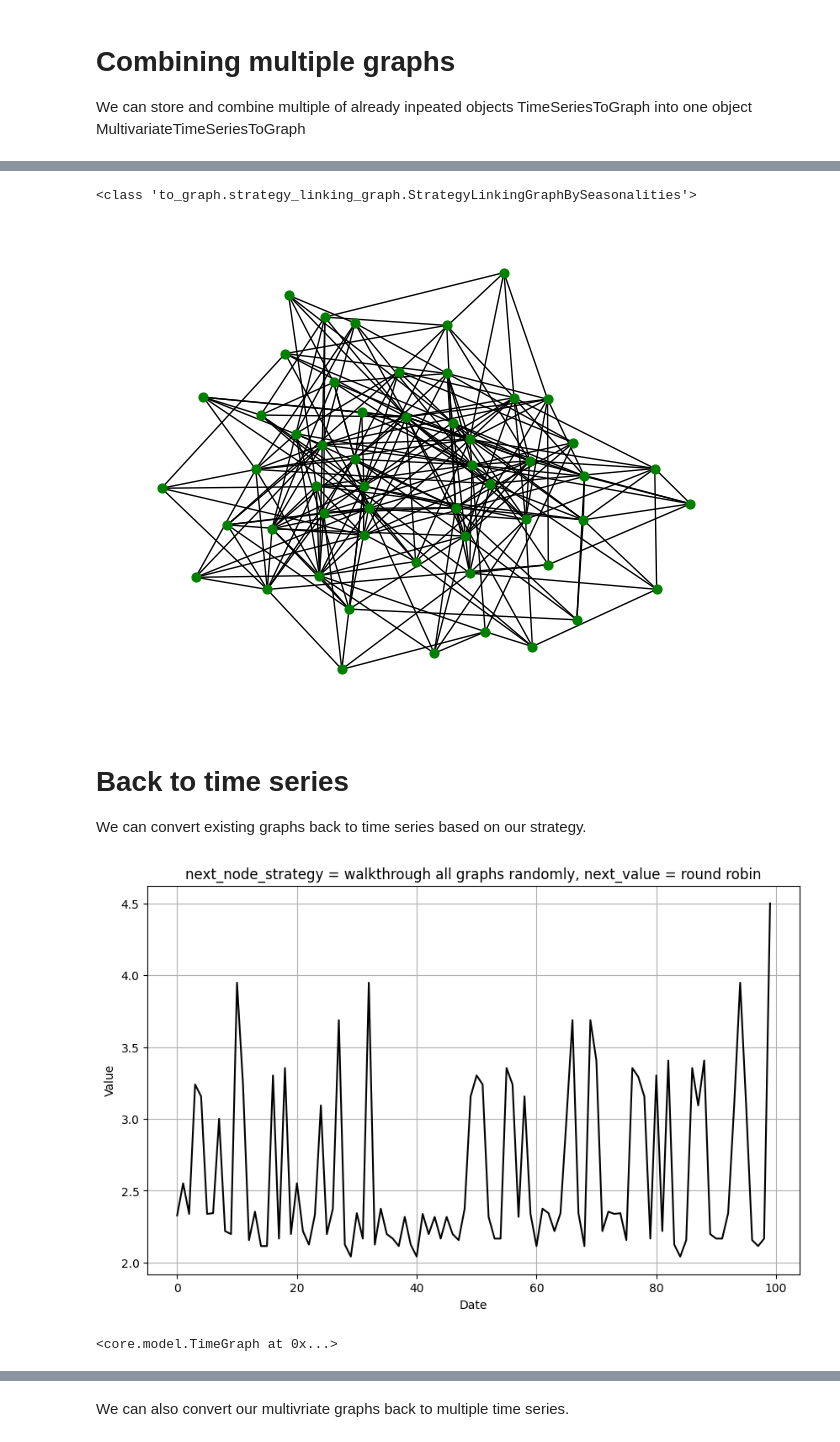
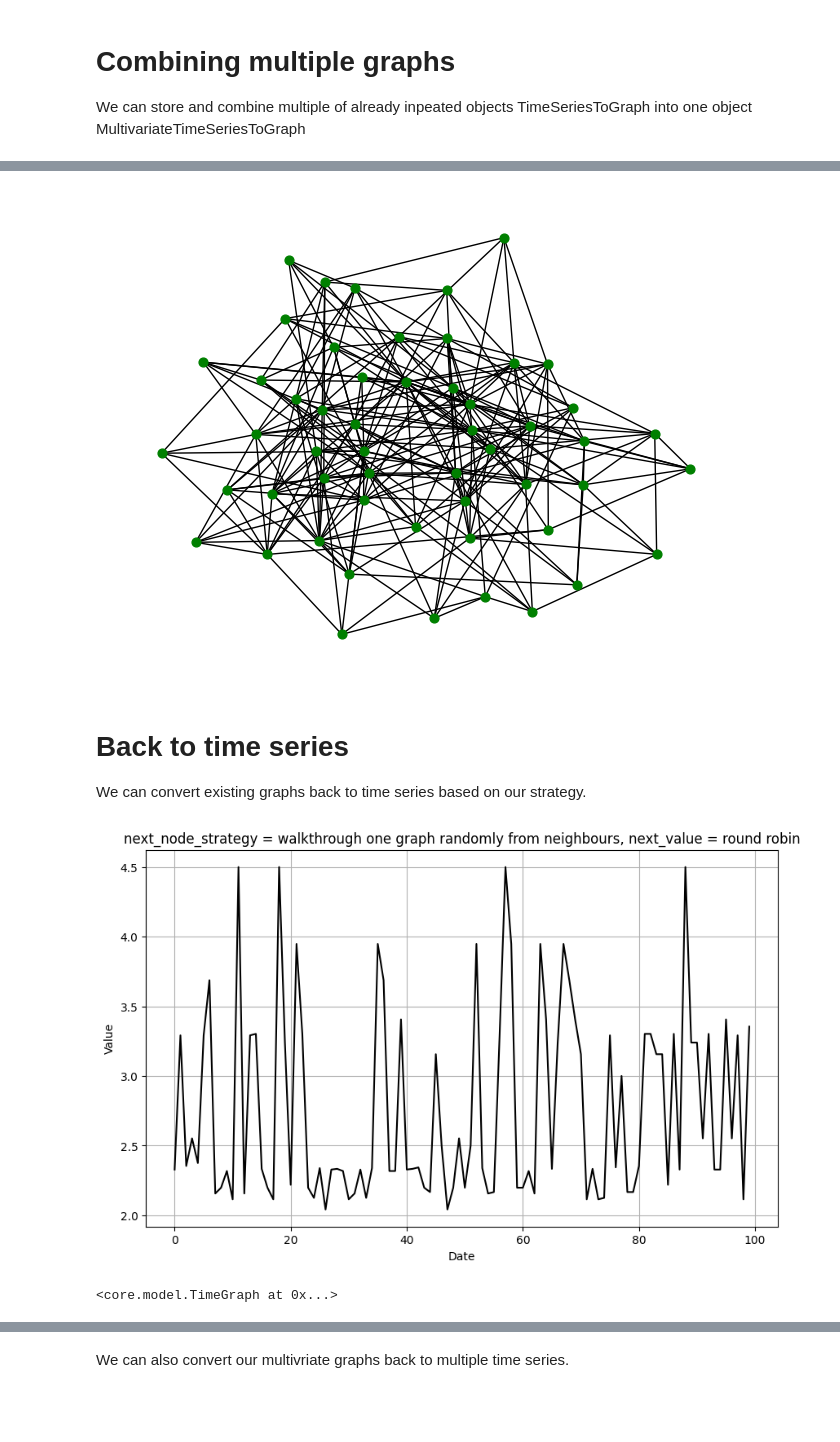
Before and after one commit to zangrcar/ts2g2, a Jupyter notebook: tutorials/demo-ts2g2.ipynb, the cells around one changed output, grey strips where cells are left out. Cells and saved outputs as stored; diff of their text form; code cells hidden in the pictures; blank space fills up the shorter version.

```diff
--- a/tutorials/demo-ts2g2.ipynb
+++ b/tutorials/demo-ts2g2.ipynb
@@ -29,11 +29,11 @@ apple_path = os.path.join(os.getcwd(), "apple", "APPLE.csv")
 # Converting time series to graph
 Here are two examples of conversion of data from time serie to graph. Second one is inpeated using sliding window mechanism. That means its nodes are smaller graphs inpeated based on a segments of data (length = 5).
 # %%
-sample_1 = model.Timeseries(inp.CsvStock(amazon_path, "Close").from_csv())\
-    .with_preprocessing(model.TimeseriesPreprocessingSegmentation(60, 90))\
-    .to_graph(tgs.BuildTimeseriesToGraphNaturalVisibilityStrategy().with_limit(1).get_strategy())\
+timegraph_1 = Timeseries(CsvFile(amazon_path, "Close").from_csv())\
+    .with_preprocessing(TimeseriesPreprocessingSegmentation(60, 90))\
+    .to_graph(BuildTimeseriesToGraphNaturalVisibilityStrategy().with_limit(1).get_strategy())\
     .add_edge(0,2)\
     .add_edge(13, 21, weight = 17)\
-    .link(gls.LinkNodesWithinGraph().by_value(gls.StrategyLinkingGraphByValueWithinRange(2)).seasonalities(15))\
+    .link(LinkNodesWithinGraph().by_value(StrategyLinkingGraphByValueWithinRange(2)).seasonalities(15))\
     .draw("blue")
 # %% [output]
@@ -70,35 +68,34 @@ sample_3 = model.Timeseries(inp.CsvStock(apple_path, "Close").from_csv())\
 [figure]
 # %%
-sample_4 = model.Timeseries(inp.CsvStock(apple_path, "Close").from_csv())\
-    .with_preprocessing(model.TimeseriesPreprocessingComposite()\
-        .add_strategy(model.TimeseriesPreprocessingSegmentation(60, 110))\
-        .add_strategy(model.TimeseriesPreprocessingSlidingWindow(5)))\
-    .add(model.Timeseries(inp.CsvStock(apple_path, "Close").from_csv())\
-        .with_preprocessing(model.TimeseriesPreprocessingComposite()\
-            .add_strategy(model.TimeseriesPreprocessingSegmentation(120, 170))\
-            .add_strategy(model.TimeseriesPreprocessingSlidingWindow(5)))\
-        .add(model.Timeseries(inp.CsvStock(apple_path, "Close").from_csv())\
-            .with_preprocessing(model.TimeseriesPreprocessingComposite()\
-                    .add_strategy(model.TimeseriesPreprocessingSegmentation(190, 240))\
-                    .add_strategy(model.TimeseriesPreprocessingSlidingWindow(5)))))\
-    .to_graph(tgs.BuildTimeseriesToGraphNaturalVisibilityStrategy().get_strategy())\
-    .link(mgl.LinkGraphs().sliding_window().time_cooccurrence())\
-    .combine_identical_nodes_slid_win()\
-    .link(gls.LinkNodesWithinGraph().seasonalities(15))\
+timegraph_4 = Timeseries(CsvFile(apple_path, "Close").from_csv())\
+    .with_preprocessing(TimeseriesPreprocessingComposite()\
+        .add(TimeseriesPreprocessingSegmentation(60, 110))\
+        .add(TimeseriesPreprocessingSlidingWindow(5)))\
+    .add(Timeseries(CsvFile(apple_path, "Close").from_csv())\
+        .with_preprocessing(TimeseriesPreprocessingComposite()\
+            .add(TimeseriesPreprocessingSegmentation(120, 170))\
+            .add(TimeseriesPreprocessingSlidingWindow(5)))\
+        .add(Timeseries(CsvFile(apple_path, "Close").from_csv())\
+            .with_preprocessing(TimeseriesPreprocessingComposite()\
+                    .add(TimeseriesPreprocessingSegmentation(190, 240))\
+                    .add(TimeseriesPreprocessingSlidingWindow(5)))))\
+    .to_graph(BuildTimeseriesToGraphNaturalVisibilityStrategy().get_strategy())\
+    .link(LinkGraphs().sliding_window().time_cooccurrence())\
+    .combine_identical_subgraphs()\
+    .link(LinkNodesWithinGraph().seasonalities(15))\
     .draw("green")
 # %% [output]
-<class 'to_graph.strategy_linking_graph.StrategyLinkingGraphBySeasonalities'>
 [figure]
 # %% [markdown]
 # Back to time series
 We can convert existing graphs back to time series based on our strategy.
 # %%
-sample_1.to_sequence(model.ToSequenceVisitor()\
-        .next_node_strategy(tts.StrategySelectNextNodeRandomlyAcrossGraphs())\
-        .next_value_strategy(tts.StrategyNextValueInNodeRoundRobin().skip_every_x_steps(1))\
+timegraph_1.to_sequence(ToSequenceVisitor()\
+        .next_node_strategy(StrategySelectNextNodeRandomlyFromNeighboursFromFirstGraph())\
+        .next_value_strategy(StrategyNextValueInNodeRoundRobin().skip_every_x_steps(1))\
         .ts_length(100))\
     .draw_sequence()
 # %% [output]
-[figure, old version]
+[figure, new version]
 <core.model.TimeGraph at 0x...>
 # %%
```
Also changed, not shown: parts of 7 cells of this notebook, 10 other files.
